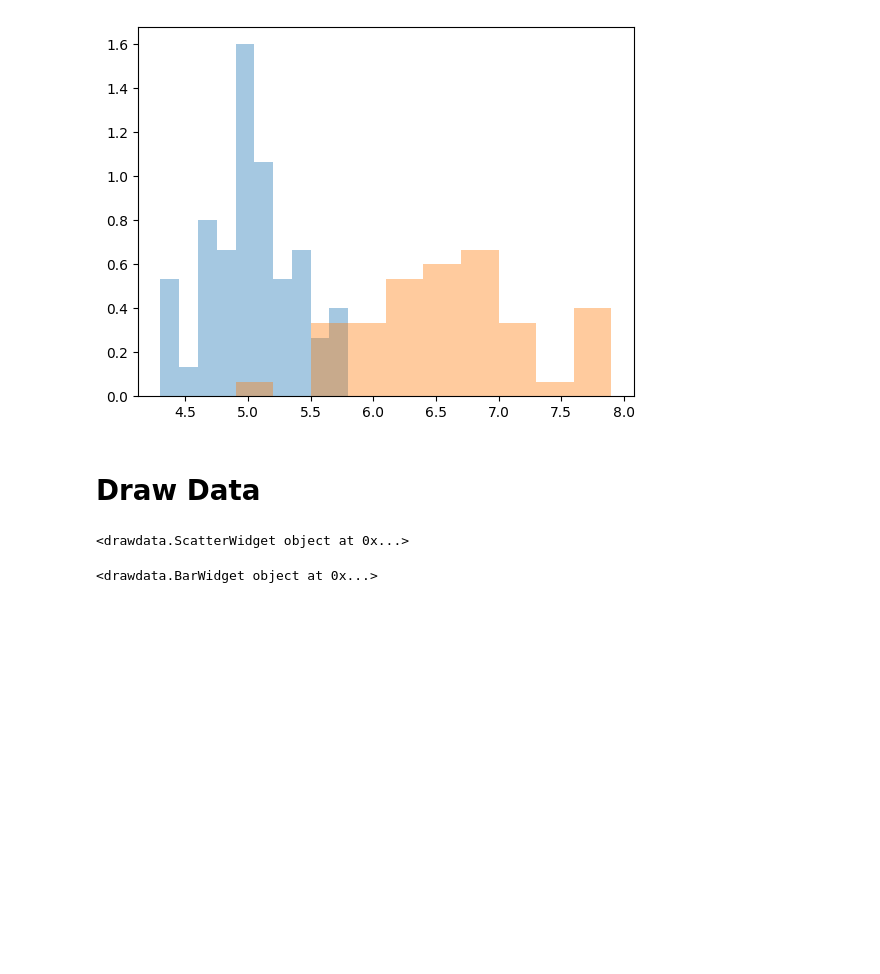
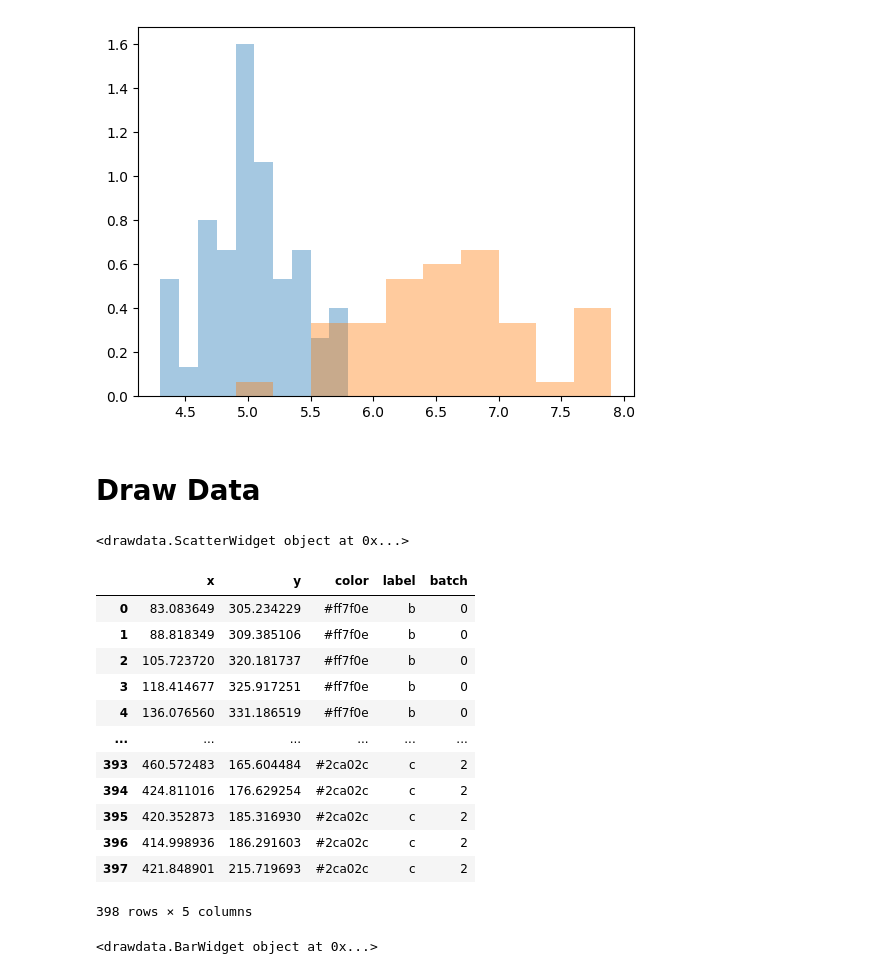
Before and after one commit to supermarmar/guides, a Jupyter notebook: docs/fundamentals/03_data_analysis/03-visualisation.ipynb, the cells around one changed output. Drawn from its saved outputs; the diff is of its cells as text; code cells hidden in the pictures; blank space fills up the shorter version.

```diff
--- a/docs/fundamentals/03_data_analysis/03-visualisation.ipynb
+++ b/docs/fundamentals/03_data_analysis/03-visualisation.ipynb
@@ -660,6 +660,22 @@ widget = ScatterWidget()
 widget
 # %% [output]
 <drawdata.ScatterWidget object at 0x...>
+# %%
+widget.data_as_pandas
+# %% [output]
+|  | x | y | color | label | batch |
+| 0 | 83.083649 | 305.234229 | #ff7f0e | b | 0 |
+| 1 | 88.818349 | 309.385106 | #ff7f0e | b | 0 |
+| 2 | 105.723720 | 320.181737 | #ff7f0e | b | 0 |
+| 3 | 118.414677 | 325.917251 | #ff7f0e | b | 0 |
+| 4 | 136.076560 | 331.186519 | #ff7f0e | b | 0 |
+| ... | ... | ... | ... | ... | ... |
+| 393 | 460.572483 | 165.604484 | #2ca02c | c | 2 |
+| 394 | 424.811016 | 176.629254 | #2ca02c | c | 2 |
+| 395 | 420.352873 | 185.316930 | #2ca02c | c | 2 |
+| 396 | 414.998936 | 186.291603 | #2ca02c | c | 2 |
+| 397 | 421.848901 | 215.719693 | #2ca02c | c | 2 |
+398 rows × 5 columns
 # %%
 from drawdata import BarWidget
 
```
Also changed, not shown: 27 other files.
